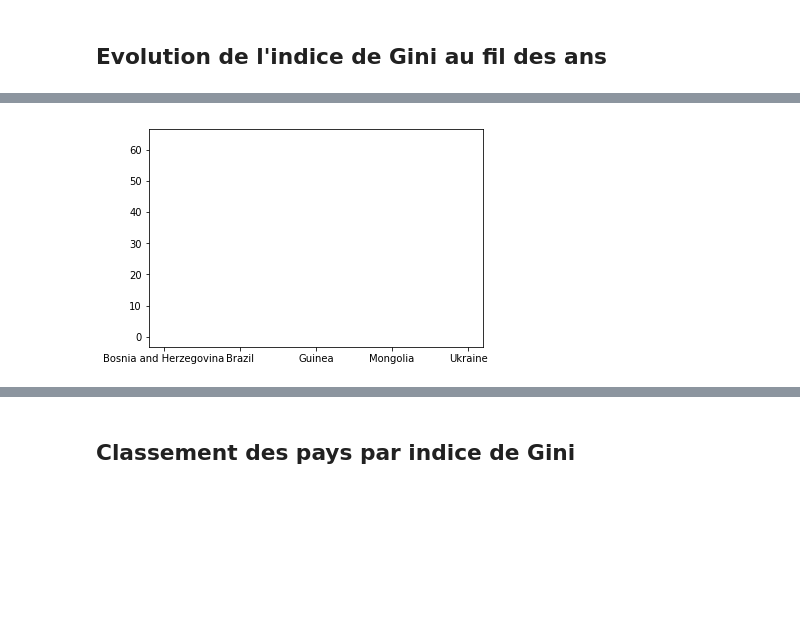
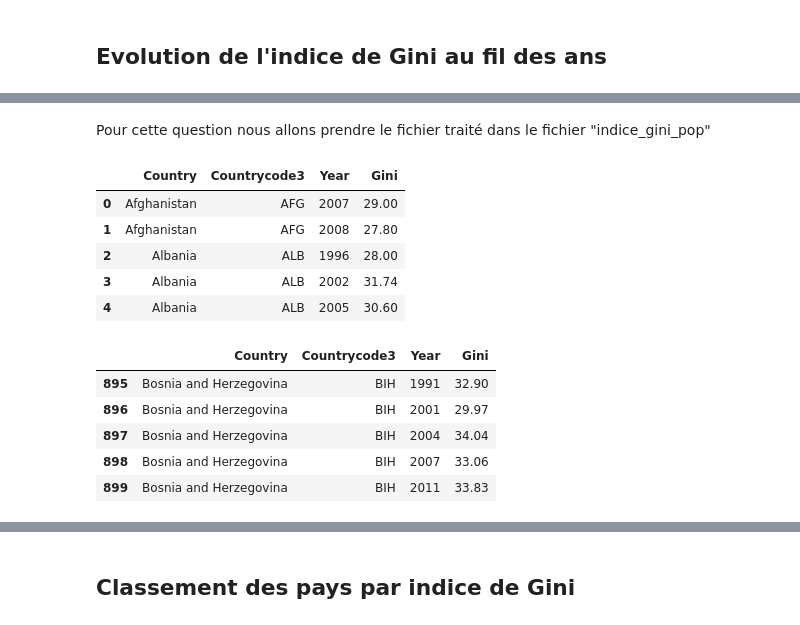
Before and after one commit to Julien-paulet/Projet_7, a Jupyter notebook: Effectuez_une_prediction_de_revenus_main_file.ipynb, the cells around one changed output, grey strips where cells are left out. Cells and saved outputs as stored; diff of their text form; code cells hidden in the pictures; blank space fills up the shorter version.

```diff
--- a/Effectuez_une_prediction_de_revenus_main_file.ipynb
+++ b/Effectuez_une_prediction_de_revenus_main_file.ipynb
@@ -300,9 +280,23 @@ sampled_gini
-# %%
-for pays in sampled_gini['Country Name'].unique():
-    data = sampled_gini[sampled_gini['Country Name'] == pays].copy()
-    data = data.drop(columns = ['Country Code'])
-    data = data.set_index(['Country Name'])
-    data = data.fillna(0)
-    plt.plot(data)
-# %% [output]
-[figure, removed]
+# %% [markdown]
+<p> Pour cette question nous allons prendre le fichier traité dans le fichier "indice_gini_pop" </p>
+# %%
+indice_gini = pd.read_csv("gini.csv")
+indice_gini = indice_gini[['Country', 'Countrycode3', 'Year', 'Gini']]
+indice_gini.head()
+# %% [output]
+|  | Country | Countrycode3 | Year | Gini |
+| 0 | Afghanistan | AFG | 2007 | 29.00 |
+| 1 | Afghanistan | AFG | 2008 | 27.80 |
+| 2 | Albania | ALB | 1996 | 28.00 |
+| 3 | Albania | ALB | 2002 | 31.74 |
+| 4 | Albania | ALB | 2005 | 30.60 |
+# %%
+sampled_gini = indice_gini[indice_gini["Countrycode3"].isin(X)]
+sampled_gini.head()
+# %% [output]
+|  | Country | Countrycode3 | Year | Gini |
+| 895 | Bosnia and Herzegovina | BIH | 1991 | 32.90 |
+| 896 | Bosnia and Herzegovina | BIH | 2001 | 29.97 |
+| 897 | Bosnia and Herzegovina | BIH | 2004 | 34.04 |
+| 898 | Bosnia and Herzegovina | BIH | 2007 | 33.06 |
+| 899 | Bosnia and Herzegovina | BIH | 2011 | 33.83 |
```
Also changed, not shown: parts of 6 cells of this notebook, 3 other files.
